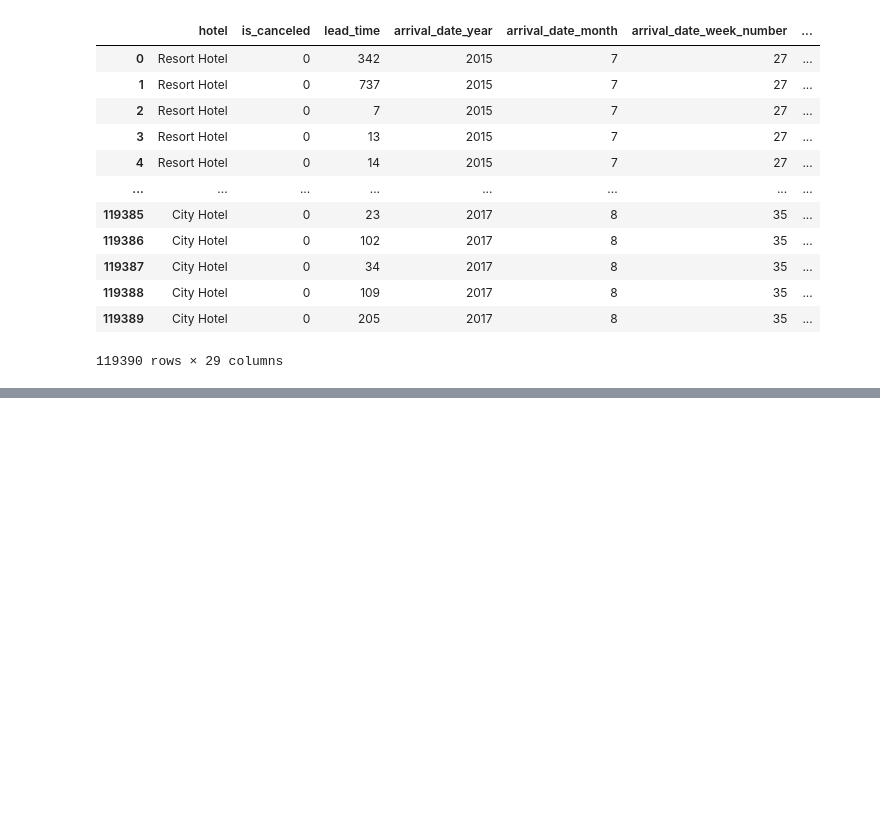
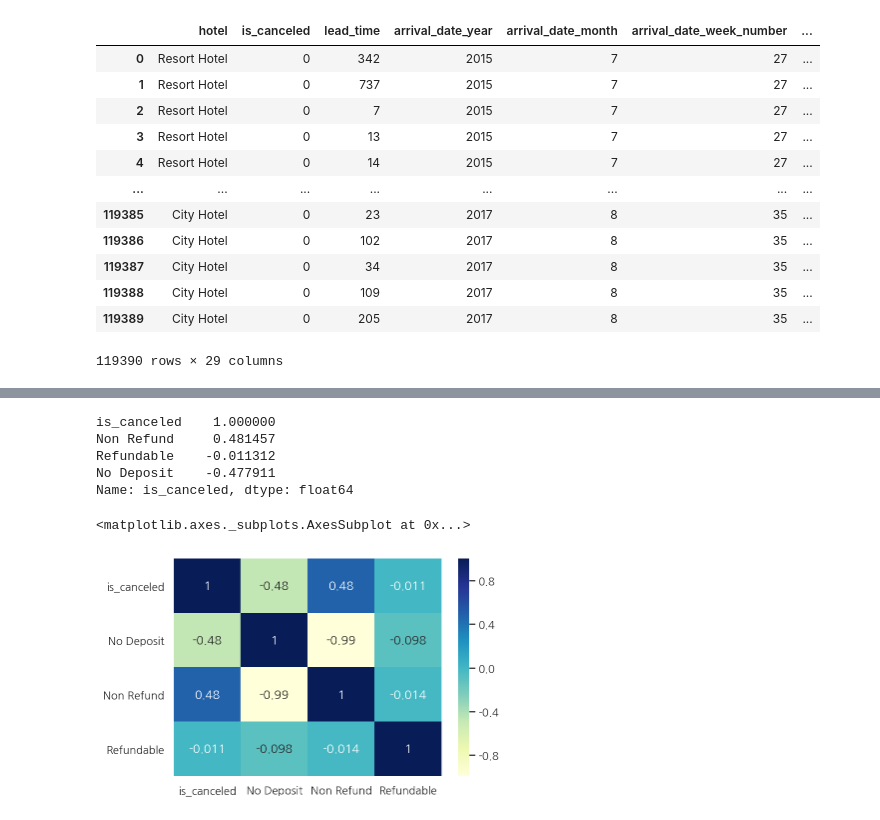
Before and after one commit to kyulimpark/EDA_project_hotel, a Jupyter notebook: EDA_project_hotel_01.ipynb, the cells around one changed output, grey strips where cells are left out. Cells and saved outputs as stored; diff of their text form; code cells hidden in the pictures; blank space fills up the shorter version.

```diff
--- a/EDA_project_hotel_01.ipynb
+++ b/EDA_project_hotel_01.ipynb
@@ -151,0 +203,7 @@ df2.to_csv("hotel_eda.csv",mode='w', header=False)
+# %%
+data1 = pd.get_dummies(df["hotel"])
+data2 = pd.get_dummies(df["market_segment"])
+data3 = pd.get_dummies(df["deposit_type"])
+data4 = pd.get_dummies(df["customer_type"])
+df2 = pd.concat([df, data1, data2, data3, data4], axis=1)
+df2.tail(1)
@@ -151,0 +301,4 @@ df2.to_csv("hotel_eda.csv",mode='w', header=False)
+# %%
+# 상관분석을 위한 예치금 유형 데이터 변경(원핫인코딩)
+df3 = pd.concat([df["is_canceled"], data3], axis=1)
+df3.tail()
@@ -151,0 +312,16 @@ df2.to_csv("hotel_eda.csv",mode='w', header=False)
+# %%
+# 상관분석 - 예치금 유형별 취소 여부의 상관관계
+depo_cancel_corr = df3.corr()["is_canceled"]
+depo_cancel_corr.sort_values(ascending=False)
+# %% [output]
+is_canceled    1.000000
+Non Refund     0.481457
+Refundable    -0.011312
+No Deposit    -0.477911
+Name: is_canceled, dtype: float64
+# %%
+sns.heatmap(data=df3.corr(), cmap="YlGnBu", annot=True)
+#결과: 예치금 환불이 안되면 취소 건수는 많다.(가설과 반대 -> 예치금 환불이 안되도 취소를 많이 함)
+# %% [output]
+<matplotlib.axes._subplots.AxesSubplot at 0x...>
+[figure, added]
```
Also changed, not shown: parts of 37 cells of this notebook.
